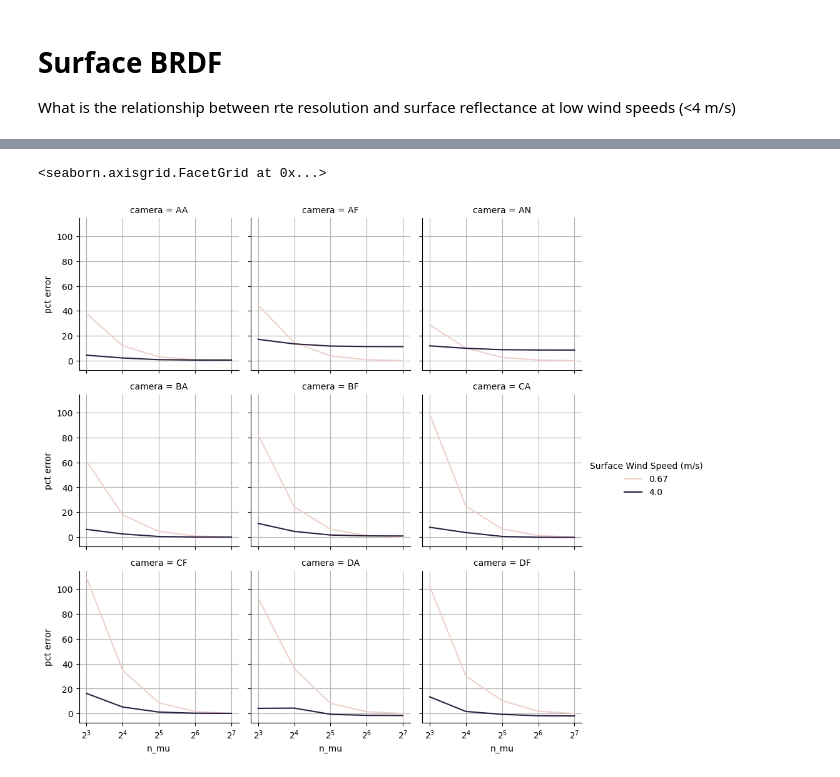
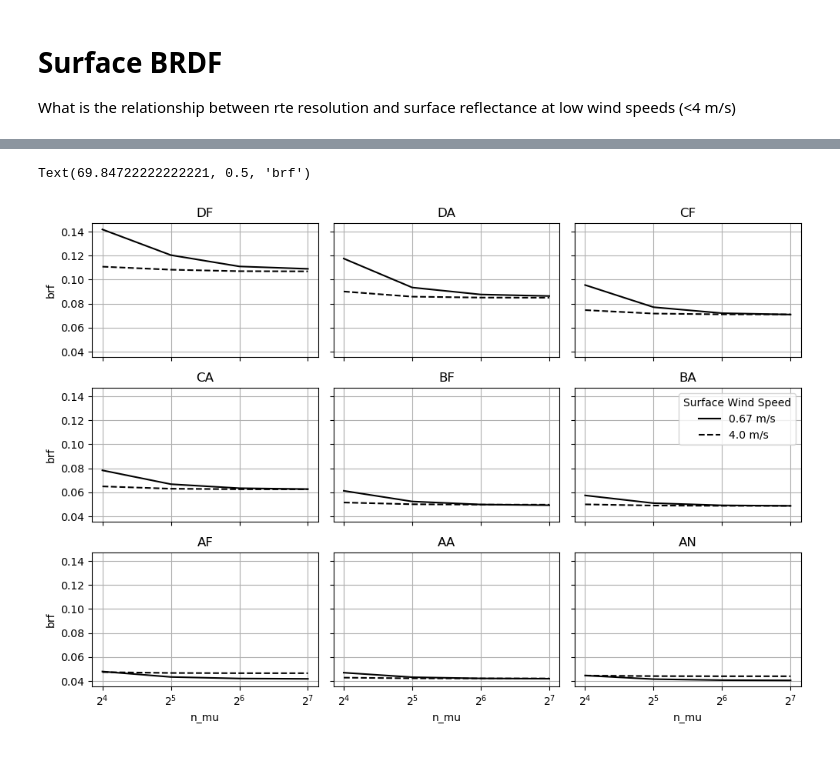
Before and after one commit to jlun17/misr-at3d-camp2ex, a Jupyter notebook: notebooks/surface_parameterization_testing/sufrace_parameterization.ipynb, the cells around one changed output, grey strips where cells are left out. Cells and saved outputs as stored; diff of their text form; code cells hidden in the pictures.

```diff
--- a/notebooks/surface_parameterization_testing/sufrace_parameterization.ipynb
+++ b/notebooks/surface_parameterization_testing/sufrace_parameterization.ipynb
@@ -112,6 +113,3 @@ for sensor_file in outdir.glob('*.nc'):
         df = pd.concat([df, tmp_df])
 # %%
 df_grp = df.groupby(['n_mu', 'wind_speed', 'camera']).brf.aggregate('mean').reset_index()
-brf_high_fid = df_grp[(df_grp['n_mu'] == 128) & (df_grp['wind_speed'] == 0.67)].groupby('camera').brf.aggregate('mean')
-df_grp['brf_high_fid'] = df_grp['camera'].map(brf_high_fid)
-df_grp['pct error'] = 100 * (df_grp['brf'] - df_grp['brf_high_fid']) / df_grp['brf_high_fid']
@@ -133,16 +116,27 @@ g.add_legend(title='Surface Wind Speed (m/s)')
-# %%
-g = sns.FacetGrid(df_grp, col="camera", col_wrap=3, sharex=True, sharey=True)
-g.map_dataframe(
-    sns.lineplot,
-    x="n_mu",
-    y='pct error',
-    hue='wind_speed'
-)
-g.set(xscale="log")
-for ax in g.axes.flatten():
-    ax.set_xscale('log', base=2)
-    ax.grid()
-g.add_legend(title='Surface Wind Speed (m/s)')
-# %% [output]
-<seaborn.axisgrid.FacetGrid at 0x...>
-[figure, removed]
+# %%
+# cams = ['DF', 'CF', 'BF', 'AF', 'AN', 'AA', 'BA', 'CA', 'DA']
+cams = ['DF', 'DA', 'CF', 'CA', 'BF', 'BA', 'AF', 'AA', 'AN']
+f, ax = plt.subplots(3, 3, figsize=(10, 7), sharex=True, sharey=True)
+for a, cam in zip(ax.flatten(), cams):
+    df_grp[
+        (df_grp['camera'] == cam) &
+        (df_grp['n_mu'] >= 16) &
+        (df_grp['wind_speed'] == 0.67)
+    ].plot.line(x='n_mu', y='brf', ax=a, color='k', label='0.67 m/s', legend=False)
+    df_grp[
+        (df_grp['camera'] == cam) &
+        (df_grp['n_mu'] >= 16) &
+        (df_grp['wind_speed'] == 4.0)
+    ].plot.line(x='n_mu', y='brf', ax=a, color='k', ls='--', label='4.0 m/s', legend=False)
+    a.grid()
+    a.set_title(cam)
+    a.set_xscale('log', base=2)
+f.tight_layout()
+ax[1,2].legend(title='Surface Wind Speed')
+# f.legend(ax[2,1])
+ax[0,0].set_ylabel('brf')
+ax[1,0].set_ylabel('brf')
+ax[2,0].set_ylabel('brf')
+# %% [output]
+Text(69.84722222222221, 0.5, 'brf')
+[figure, added]
```
Also changed, not shown: parts of 2 cells of this notebook, 10 other files.
